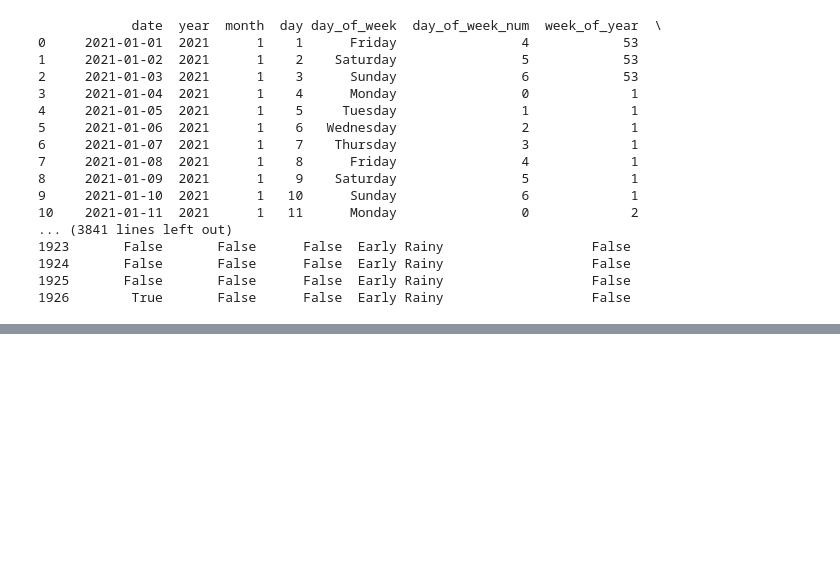
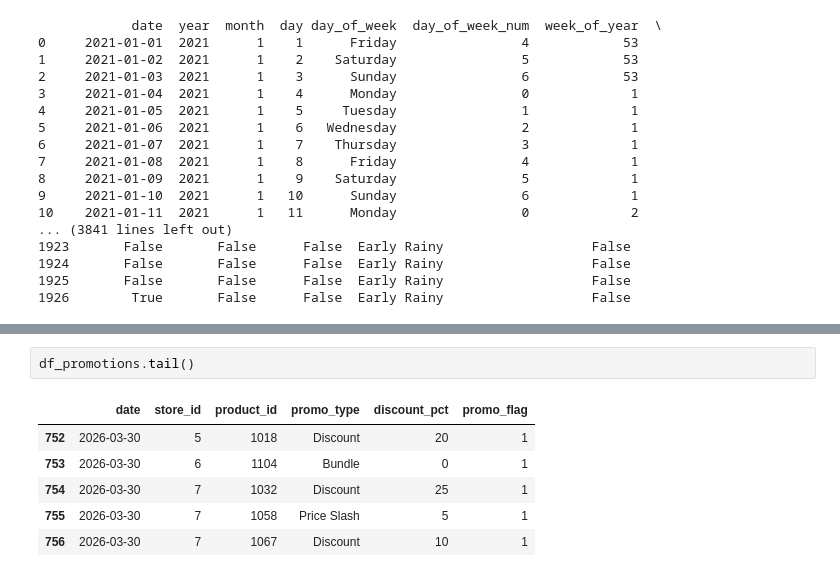
Before and after one commit to SunnyX-AI/ai-powered-sales-forecasting, a Jupyter notebook: notebooks/01_data_understanding.ipynb, the cells around one changed output, grey strips where cells are left out. Saved outputs shown, nothing was run; the diff lists cells and outputs as text; blank space fills up the shorter version.

```diff
--- a/notebooks/01_data_understanding.ipynb
+++ b/notebooks/01_data_understanding.ipynb
@@ -363,0 +396,9 @@ df_sales.head()
+# %%
+df_promotions.tail()
+# %% [output]
+|  | date | store_id | product_id | promo_type | discount_pct | promo_flag |
+| 752 | 2026-03-30 | 5 | 1018 | Discount | 20 | 1 |
+| 753 | 2026-03-30 | 6 | 1104 | Bundle | 0 | 1 |
+| 754 | 2026-03-30 | 7 | 1032 | Discount | 25 | 1 |
+| 755 | 2026-03-30 | 7 | 1058 | Price Slash | 5 | 1 |
+| 756 | 2026-03-30 | 7 | 1067 | Discount | 10 | 1 |
```
Also changed, not shown: parts of 7 cells of this notebook.
